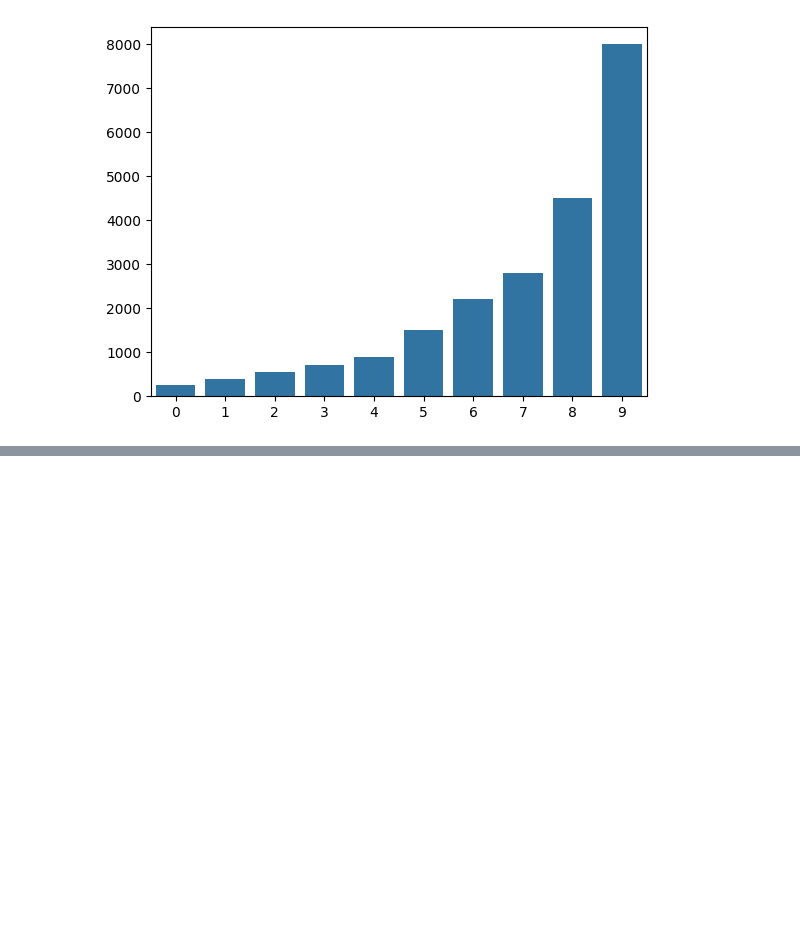
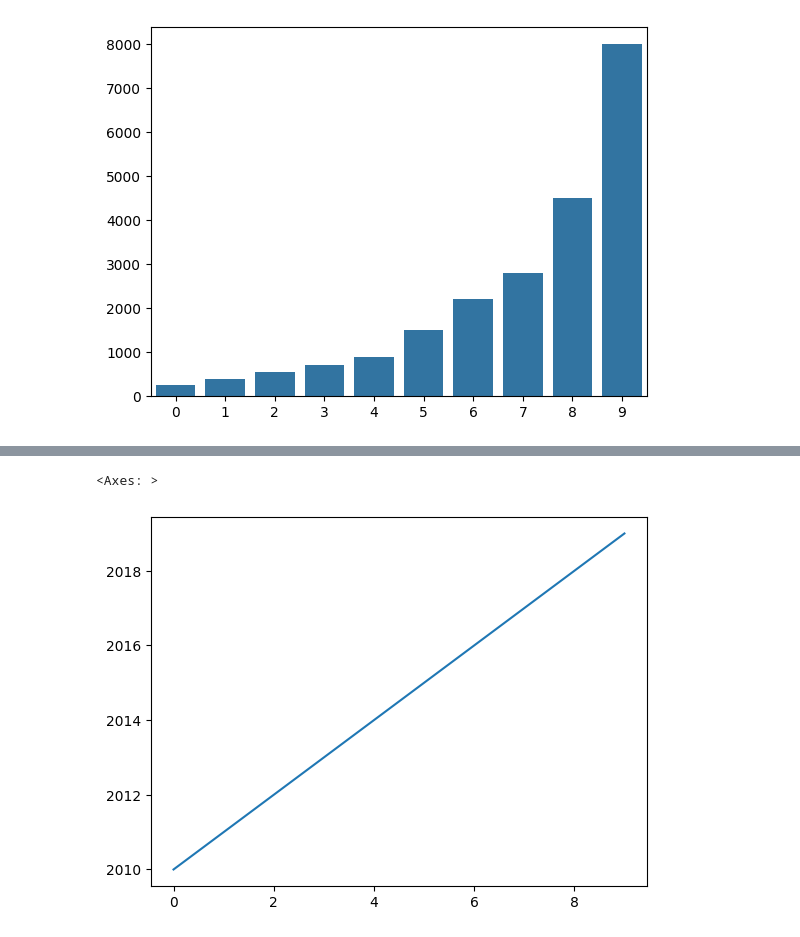
Before and after one commit to AbhishekDhaka9/Data_Science_concepts, a Jupyter notebook: seaborn.ipynb, the cells around one changed output, grey strips where cells are left out. Cells and saved outputs as stored; diff of their text form; code cells hidden in the pictures; blank space fills up the shorter version.

```diff
--- a/seaborn.ipynb
+++ b/seaborn.ipynb
@@ -15,0 +17,5 @@ NameError: name 'syn' is not defined
+# %%
+syn.lineplot(years)
+# %% [output]
+<Axes: >
+[figure, added]
```
Also changed, not shown: parts of 1 cell of this notebook.
